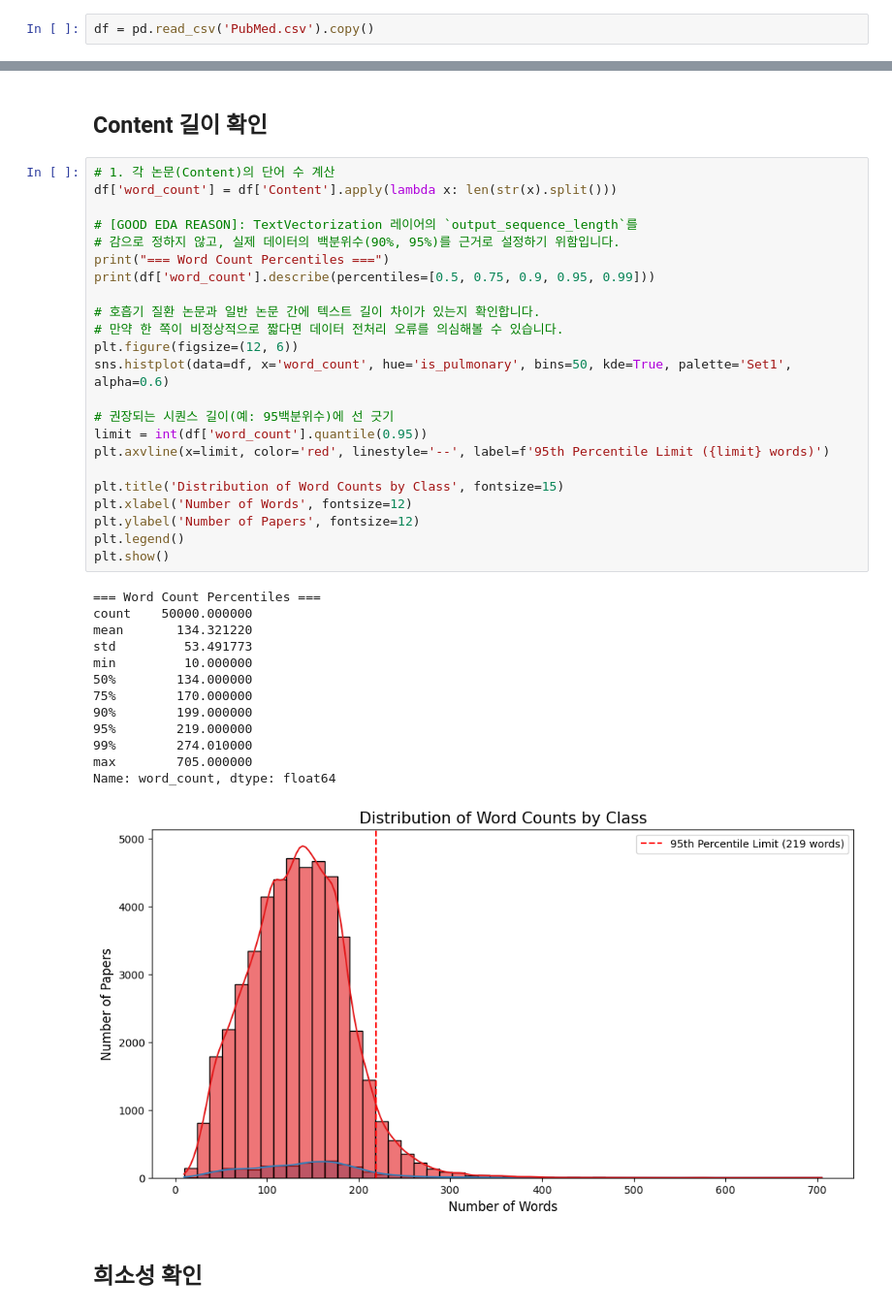
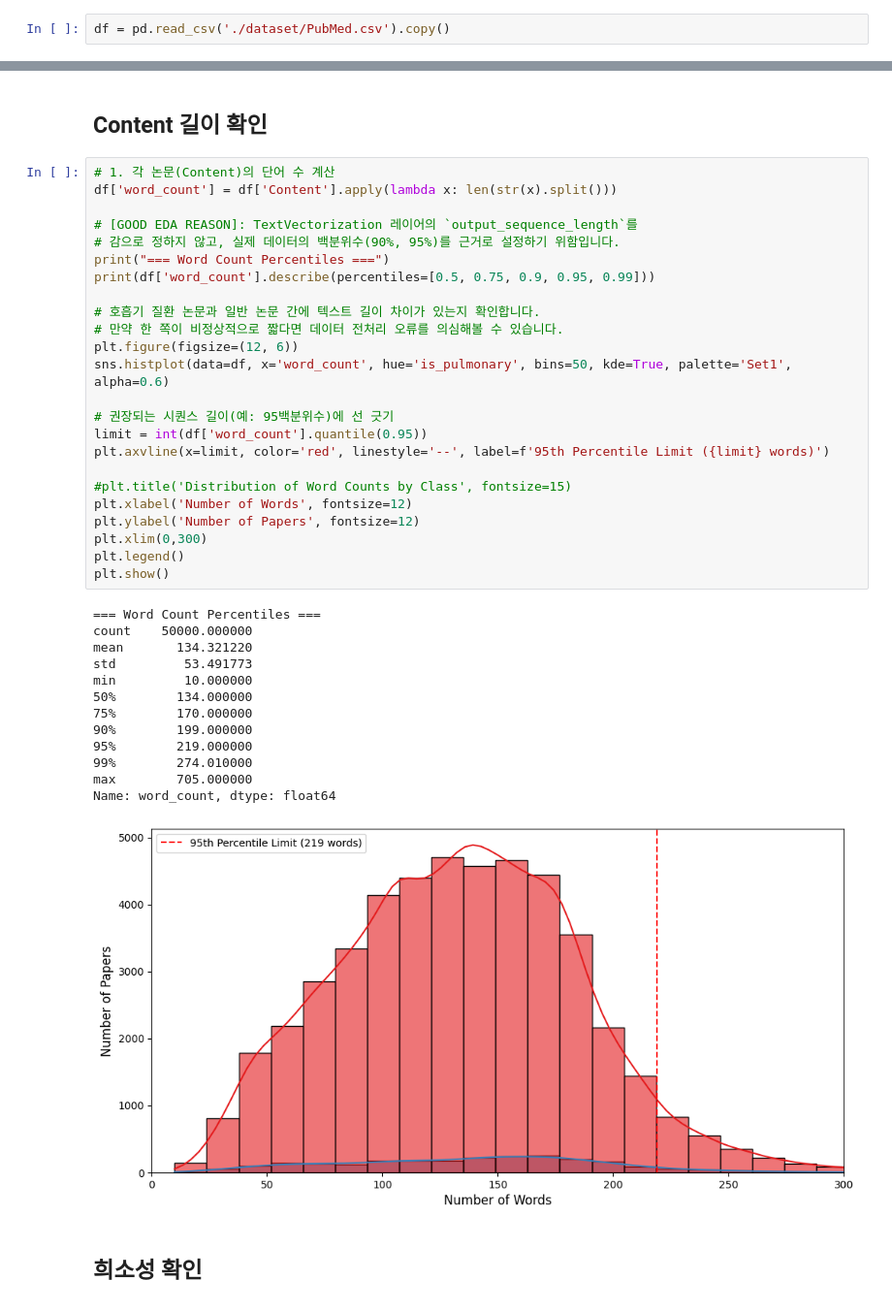
Before and after one commit to Junghokim1031/Week-3-Project-Deep-Learning, a Jupyter notebook: data.ipynb, the cells around one changed output, grey strips where cells are left out. Shown at 97% size. Drawn from its saved outputs; the diff is of its cells as text.

```diff
--- a/data.ipynb
+++ b/data.ipynb
@@ -68,7 +68,7 @@ from lime.lime_text import LimeTextExplainer
 # %% [markdown]
 ## Import Data
 # %%
-df = pd.read_csv('PubMed.csv').copy()
+df = pd.read_csv('./dataset/PubMed.csv').copy()
 # %%
 def set_seeds(seed=42):
     os.environ['PYTHONHASHSEED'] = str(seed)
@@ -194,35 +192,36 @@ df['word_count'] = df['Content'].apply(lambda x: len(str(x).split()))
 # 감으로 정하지 않고, 실제 데이터의 백분위수(90%, 95%)를 근거로 설정하기 위함입니다.
 print("=== Word Count Percentiles ===")
 print(df['word_count'].describe(percentiles=[0.5, 0.75, 0.9, 0.95, 0.99]))
 
 # 호흡기 질환 논문과 일반 논문 간에 텍스트 길이 차이가 있는지 확인합니다.
 # 만약 한 쪽이 비정상적으로 짧다면 데이터 전처리 오류를 의심해볼 수 있습니다.
 plt.figure(figsize=(12, 6))
 sns.histplot(data=df, x='word_count', hue='is_pulmonary', bins=50, kde=True, palette='Set1', alpha=0.6)
 
 # 권장되는 시퀀스 길이(예: 95백분위수)에 선 긋기
 limit = int(df['word_count'].quantile(0.95))
 plt.axvline(x=limit, color='red', linestyle='--', label=f'95th Percentile Limit ({limit} words)')
 
-plt.title('Distribution of Word Counts by Class', fontsize=15)
+#plt.title('Distribution of Word Counts by Class', fontsize=15)
 plt.xlabel('Number of Words', fontsize=12)
 plt.ylabel('Number of Papers', fontsize=12)
+plt.xlim(0,300)
 plt.legend()
 plt.show()
 # %% [output]
 === Word Count Percentiles ===
 count    50000.000000
 mean       134.321220
 std         53.491773
 min         10.000000
 50%        134.000000
 75%        170.000000
 90%        199.000000
 95%        219.000000
 99%        274.010000
 max        705.000000
 Name: word_count, dtype: float64
-[figure, old version]
+[figure, new version]
 # %% [markdown]
 ## 희소성 확인
 # %%
```
Also changed, not shown: parts of 15 cells of this notebook, 17 other files.
